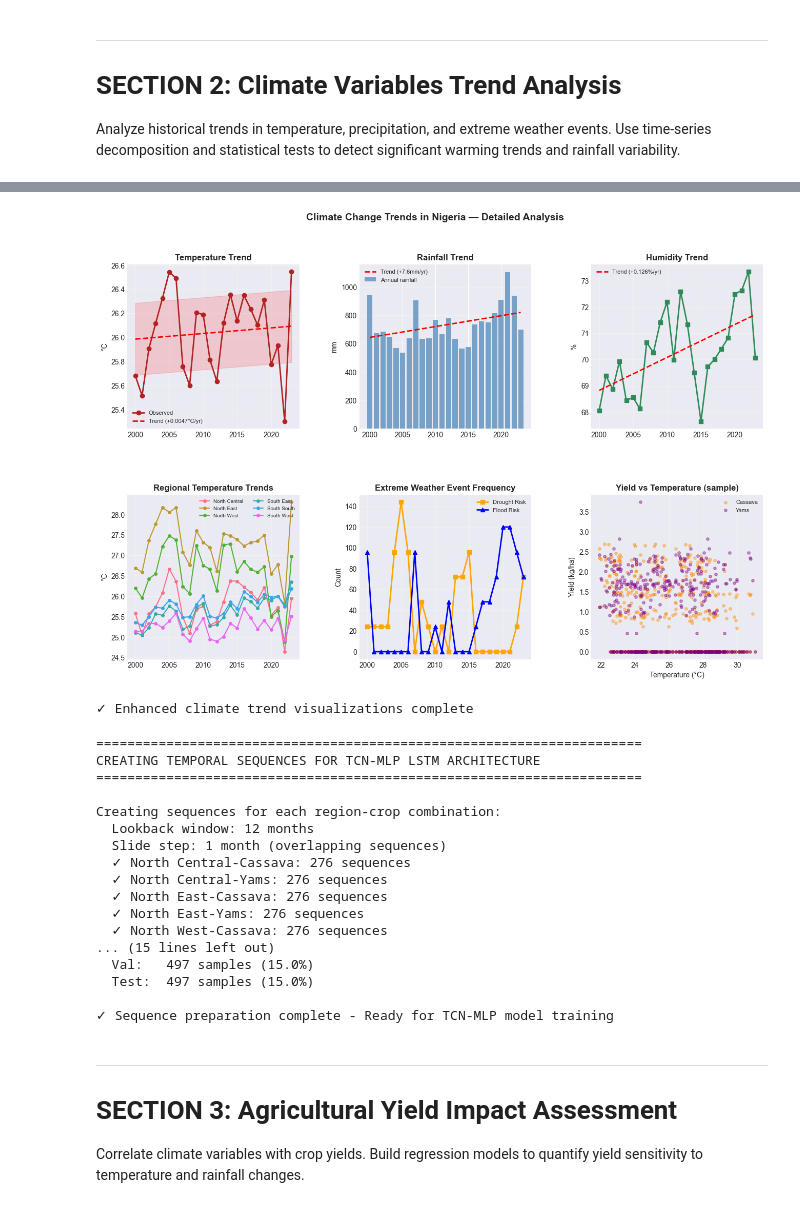
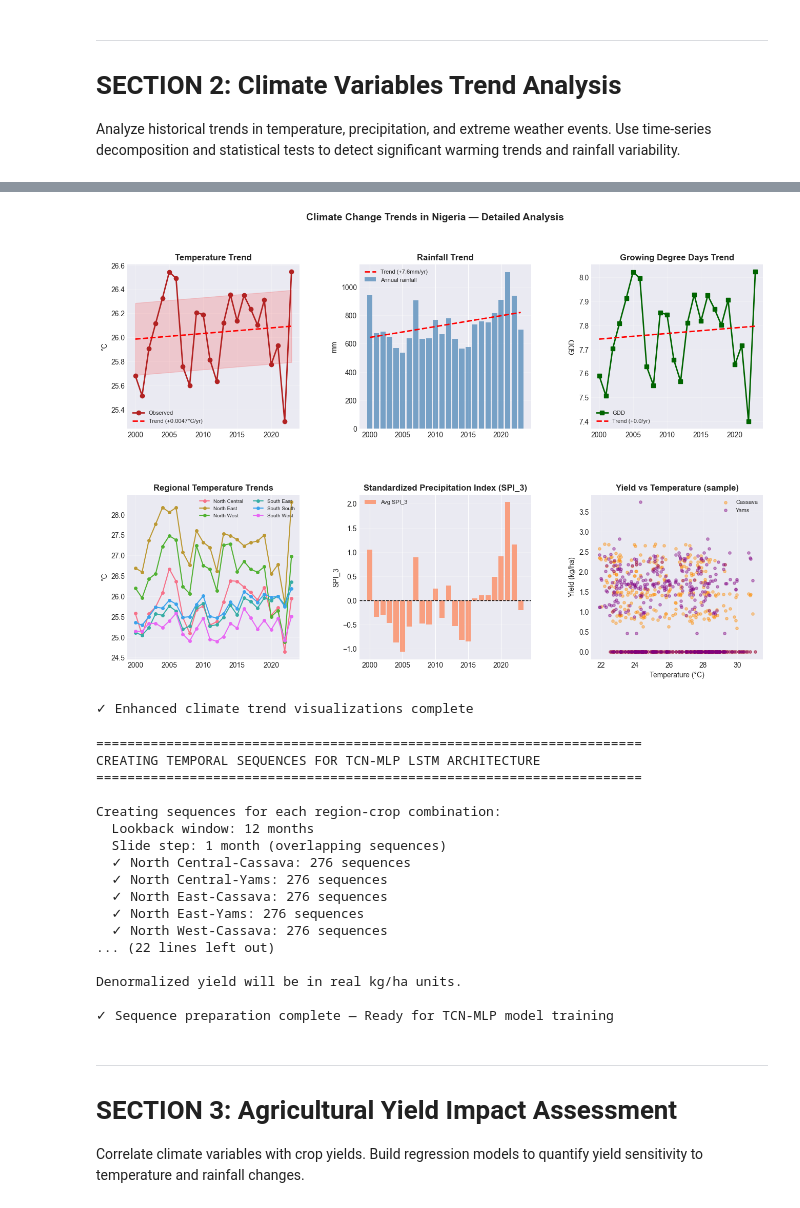
Before and after one commit to David-Ibitokun/Final-Year-Project, a Jupyter notebook: climate_change_food_security_nigeria_improved1.ipynb, the cells around one changed output, grey strips where cells are left out. Saved outputs shown, nothing was run; the diff lists cells and outputs as text; code cells hidden in the pictures.

```diff
--- a/climate_change_food_security_nigeria_improved1.ipynb
+++ b/climate_change_food_security_nigeria_improved1.ipynb
@@ -79,7 +79,7 @@ except FileNotFoundError:
     df = pd.DataFrame({
         'Region': np.random.choice(regions, n_samples),
         'Crop': np.random.choice(crops, n_samples),
-        'Year': np.random.randint(2015, 2025, n_samples),
+        'Year': np.random.randint(2000, 2024, n_samples),
         'Month': np.random.randint(1, 13, n_samples),
         'Temperature_C': np.random.normal(26, 3, n_samples),
         'Rainfall_mm': np.random.gamma(shape=2, scale=50, size=n_samples),
@@ -494,46 +494,47 @@ ax2.bar(yearly_climate.index, yearly_climate['Rainfall_mm'], color='steelblue',
 z2 = np.polyfit(years - years[0], yearly_climate['Rainfall_mm'].values, 1)
 ax2.plot(years, np.poly1d(z2)(years - years[0]), 'r--', lw=2, label=f'Trend ({z2[0]:+.1f}mm/yr)')
 ax2.set_title('Rainfall Trend', fontweight='bold'); ax2.set_ylabel('mm')
 ax2.legend(fontsize=8); ax2.grid(alpha=0.3, axis='y')
 
-# 3. Humidity trend
+# 3. GDD (Growing Degree Days) trend
 ax3 = fig.add_subplot(gs[0, 2])
-ax3.plot(yearly_climate.index, yearly_climate['Humidity_percent'], 's-', lw=2, color='seagreen')
-z3 = np.polyfit(years - years[0], yearly_climate['Humidity_percent'].values, 1)
-ax3.plot(years, np.poly1d(z3)(years - years[0]), 'r--', lw=2, label=f'Trend ({z3[0]:+.3f}%/yr)')
-ax3.set_title('Humidity Trend', fontweight='bold'); ax3.set_ylabel('%')
+yearly_gdd = df.groupby('Year')['GDD'].mean()
+ax3.plot(yearly_gdd.index, yearly_gdd.values, 's-', lw=2, color='darkgreen', label='GDD')
+z3 = np.polyfit(years - years[0], yearly_gdd.values, 1)
+ax3.plot(years, np.poly1d(z3)(years - years[0]), 'r--', lw=2, label=f'Trend ({z3[0]:+.1f}/yr)')
+ax3.set_title('Growing Degree Days Trend', fontweight='bold'); ax3.set_ylabel('GDD')
 ax3.legend(fontsize=8); ax3.grid(alpha=0.3)
 
 # 4. Regional temperature trends
 ax4 = fig.add_subplot(gs[1, 0])
 regional_yearly = df.groupby(['Year', 'Region'])['Temperature_C'].mean().unstack()
 for region in regional_yearly.columns:
     ax4.plot(regional_yearly.index, regional_yearly[region], marker='o', markersize=4, label=region)
 ax4.set_title('Regional Temperature Trends', fontweight='bold'); ax4.set_ylabel('°C')
 ax4.legend(fontsize=7, ncol=2); ax4.grid(alpha=0.3)
 
-# 5. Extreme events frequency
+# 5. SPI_3 (Drought Index) distribution
 ax5 = fig.add_subplot(gs[1, 1])
-extreme = df.groupby('Year')[['Drought_Risk', 'Flood_Risk']].sum()
-ax5.plot(extreme.index, extreme['Drought_Risk'], 's-', lw=2, color='orange', label='Drought Risk')
-ax5.plot(extreme.index, extreme['Flood_Risk'],   '^-', lw=2, color='blue',   label='Flood Risk')
-ax5.set_title('Extreme Weather Event Frequency', fontweight='bold'); ax5.set_ylabel('Count')
-ax5.legend(fontsize=8); ax5.grid(alpha=0.3)
+yearly_spi = df.groupby('Year')['SPI_3'].mean()
+ax5.bar(yearly_spi.index, yearly_spi.values, color='coral', alpha=0.7, label='Avg SPI_3')
+ax5.axhline(0, color='black', linestyle='--', linewidth=1)
+ax5.set_title('Standardized Precipitation Index (SPI_3)', fontweight='bold'); ax5.set_ylabel('SPI_3')
+ax5.legend(fontsize=8); ax5.grid(alpha=0.3, axis='y')
 
-# 6. NEW: Yield vs Temperature scatter by crop
+# 6. Yield vs Temperature scatter by crop
 ax6 = fig.add_subplot(gs[1, 2])
 for crop, color in zip(['Cassava', 'Yams'], ['darkorange', 'purple']):
     sub = df[df['Crop'] == crop].sample(min(500, len(df[df['Crop']==crop])), random_state=42)
     ax6.scatter(sub['Temperature_C'], sub['Yield_kg_per_ha'], s=15, alpha=0.4, color=color, label=crop)
 ax6.set_title('Yield vs Temperature (sample)', fontweight='bold')
 ax6.set_xlabel('Temperature (°C)'); ax6.set_ylabel('Yield (kg/ha)')
 ax6.legend(fontsize=8); ax6.grid(alpha=0.3)
 
 plt.savefig('results/climate_food_security/02_climate_trends_enhanced.png', dpi=150, bbox_inches='tight')
 plt.show()
 print("✓ Enhanced climate trend visualizations complete")
 # %% [output]
-[figure, old version]
+[figure, new version]
 ✓ Enhanced climate trend visualizations complete
 # %%
 # Create Temporal Sequences for TCN-MLP Model
@@ -580,10 +581,10 @@ print(f"  X_num: {X_num_all.shape} (samples, timesteps={lookback}, features={len
 print(f"  X_cat: {X_cat_all.shape} (samples, categorical_features={len(cat_features)})")
 print(f"  y: {y_all.shape} (samples,)")
 
-# Train/Val/Test split (70-15-15) with temporal ordering
+# Train/Val/Test split 70/15/15 — temporal ordering preserved
 n = len(y_all)
-train_idx = int(0.70 * n)
-val_idx = int(0.85 * n)
+train_idx = int(0.70 * n)  # 70% train
+val_idx = int(0.85 * n)    # 15% val
 
 X_num_train = X_num_all[:train_idx]
 X_cat_train = X_cat_all[:train_idx]
@@ -601,7 +602,37 @@ print(f"\nTrain/Val/Test split (Temporal):")
 print(f"  Train: {len(y_train)} samples ({len(y_train)/n*100:.1f}%)")
 print(f"  Val:   {len(y_val)} samples ({len(y_val)/n*100:.1f}%)")
 print(f"  Test:  {len(y_test)} samples ({len(y_test)/n*100:.1f}%)")
-print(f"\n✓ Sequence preparation complete - Ready for TCN-MLP model training")
+
+
+# ── Fit scalers on TRAINING data ONLY (prevents leakage) ─────────────────────
+scaler_X = StandardScaler()
+scaler_y = StandardScaler()
+
+_, T, F = X_num_train.shape
+
+# Fit & transform numeric sequence features using training data only
+scaler_X.fit(X_num_train.reshape(-1, F))
+X_num_train = scaler_X.transform(X_num_train.reshape(-1, F)).reshape(-1, T, F)
+X_num_val   = scaler_X.transform(X_num_val.reshape(-1, F)).reshape(-1, T, F)
+X_num_test  = scaler_X.transform(X_num_test.reshape(-1, F)).reshape(-1, T, F)
+
+# Convert yield from mt/ha -> kg/ha (raw dataset stores mt/ha despite column name)
+y_train_kgha = y_train * 1000
+y_val_kgha   = y_val   * 1000
+y_test_kgha  = y_test  * 1000
+
+# Fit & transform yield using training set only
+scaler_y.fit(y_train_kgha.reshape(-1, 1))
+y_train = scaler_y.transform(y_train_kgha.reshape(-1, 1)).flatten()
+y_val   = scaler_y.transform(y_val_kgha.reshape(-1, 1)).flatten()
+y_test  = scaler_y.transform(y_test_kgha.reshape(-1, 1)).flatten()
+
+print(f"\nScalers fitted on TRAINING data only (no data leakage):")
+print(f"  Feature scaler mean (temp): {scaler_X.mean_[0]:.2f} deg C")
+print(f"  Yield scaler mean:          {scaler_y.mean_[0]:.1f} kg/ha")
+print(f"  Yield scaler std:           {scaler_y.scale_[0]:.1f} kg/ha")
+print(f"\nDenormalized yield will be in real kg/ha units.")
+print(f"\n✓ Sequence preparation complete — Ready for TCN-MLP model training")
 # %% [output]
 ======================================================================
 CREATING TEMPORAL SEQUENCES FOR TCN-MLP LSTM ARCHITECTURE
@@ -615,11 +646,11 @@ Creating sequences for each region-crop combination:
   ✓ North East-Cassava: 276 sequences
   ✓ North East-Yams: 276 sequences
   ✓ North West-Cassava: 276 sequences
-... (15 lines left out)
-  Val:   497 samples (15.0%)
-  Test:  497 samples (15.0%)
+... (22 lines left out)
 
-✓ Sequence preparation complete - Ready for TCN-MLP model training
+Denormalized yield will be in real kg/ha units.
+
+✓ Sequence preparation complete — Ready for TCN-MLP model training
 # %% [markdown]
 ---
 # SECTION 3: Agricultural Yield Impact Assessment
```
Also changed, not shown: parts of 13 cells of this notebook.
